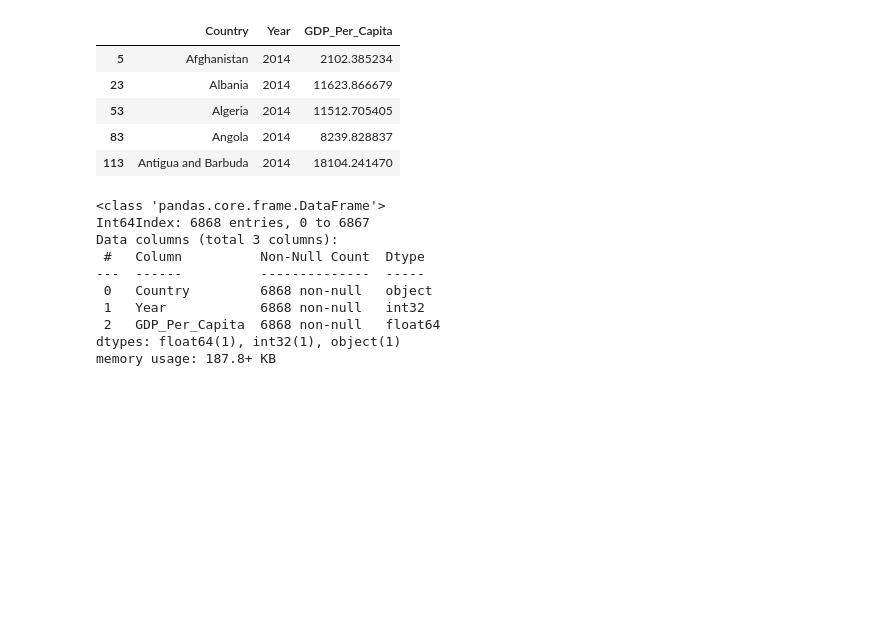
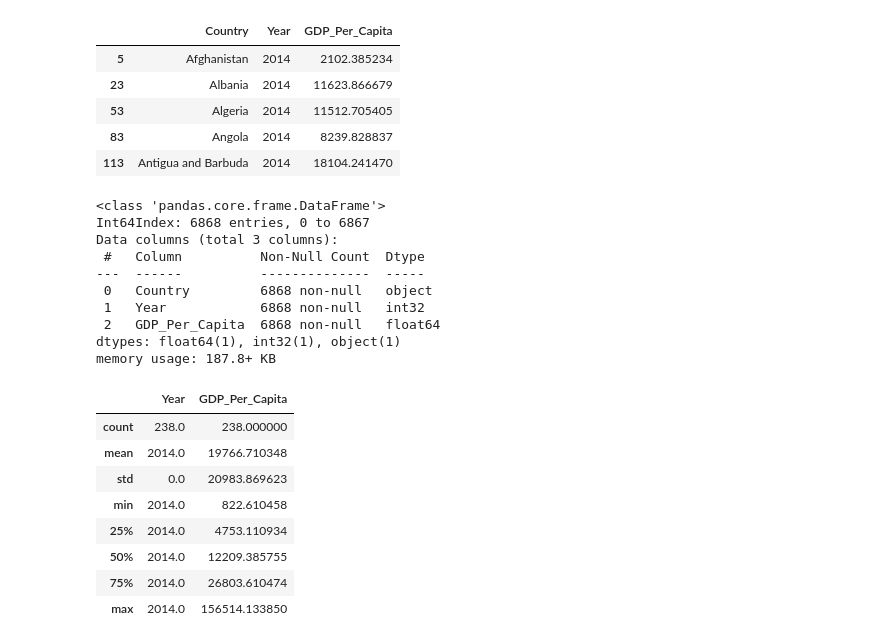
Before and after one commit to nss-data-science-cohort-5/un_exploration-yvonnemartinez716, a Jupyter notebook: notebooks/UN_Data_Exploration.ipynb, the cells around one changed output. Saved outputs shown, nothing was run; the diff lists cells and outputs as text; code cells hidden in the pictures; blank space fills up the shorter version.

```diff
--- a/notebooks/UN_Data_Exploration.ipynb
+++ b/notebooks/UN_Data_Exploration.ipynb
@@ -184,3 +184,15 @@ Data columns (total 3 columns):
  2   GDP_Per_Capita  6868 non-null   float64
 dtypes: float64(1), int32(1), object(1)
 memory usage: 187.8+ KB
+# %%
+gdp_2014.describe()
+# %% [output]
+|  | Year | GDP_Per_Capita |
+| count | 238.0 | 238.000000 |
+| mean | 2014.0 | 19766.710348 |
+| std | 0.0 | 20983.869623 |
+| min | 2014.0 | 822.610458 |
+| 25% | 2014.0 | 4753.110934 |
+| 50% | 2014.0 | 12209.385755 |
+| 75% | 2014.0 | 26803.610474 |
+| max | 2014.0 | 156514.133850 |
```
Also changed, not shown: parts of 3 cells of this notebook.
